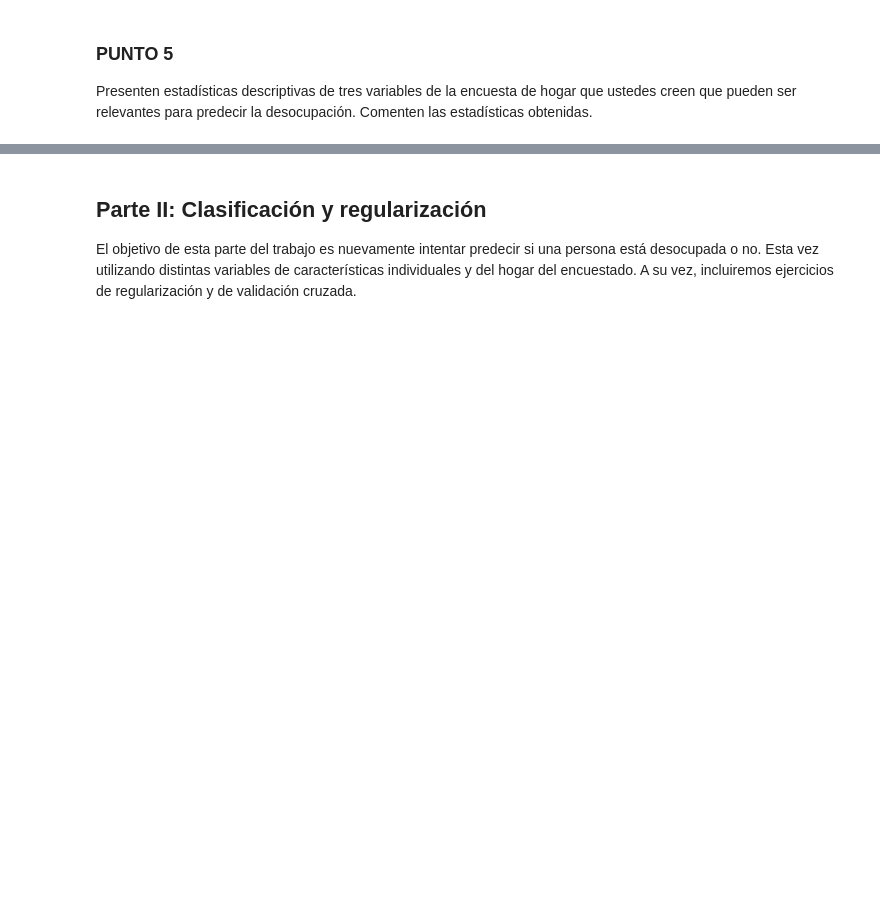
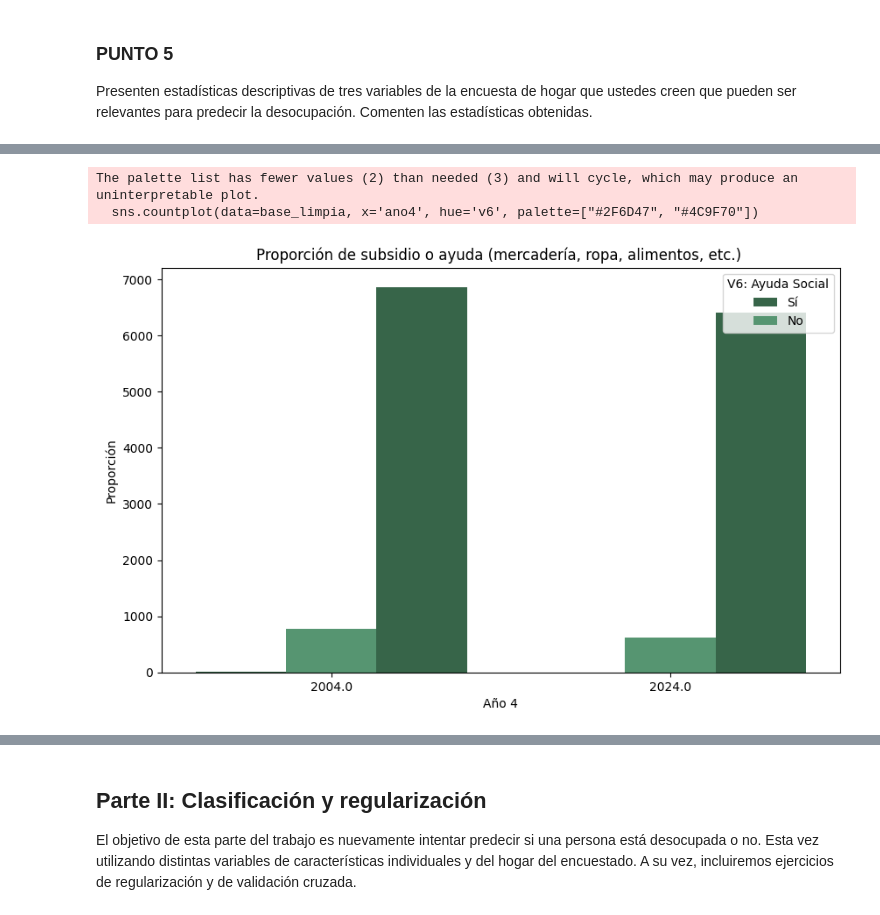
Before and after one commit to AngelaNavajas/CC408-T1-4, a Jupyter notebook: TP4/TP4.ipynb, the cells around one changed output, grey strips where cells are left out. Cells and saved outputs as stored; diff of their text form; code cells hidden in the pictures; blank space fills up the shorter version.

```diff
--- a/TP4/TP4.ipynb
+++ b/TP4/TP4.ipynb
@@ -508,5 +517,26 @@ Presenten estadísticas descriptivas de tres variables de la encuesta de hogar q
 # %%
 # V6 (si en los últimos 3 meses vivieron con mercaderia, ropa, alimentos del gobierno, iglesias, etc)
+# Reemplazar las etiquetas 'sí' y 'no' en la variable 'v6'
+base_limpia['v6'] = base_limpia['v6']
+
+# Crear el gráfico de barras con tonalidades de verde
+plt.figure(figsize=(10, 6))
+sns.countplot(data=base_limpia, x='ano4', hue='v6', palette=["#2F6D47", "#4C9F70"])
+
+
+
+# Etiquetas y título
+plt.title('Proporción de subsidio o ayuda (mercadería, ropa, alimentos, etc.) ')
+plt.xlabel('Año 4')
+plt.ylabel('Proporción')
+plt.legend(title='V6: Ayuda Social', loc='upper right', labels=['Sí', 'No'])
+
+# Mostrar el gráfico
+plt.show()
+# %% [output]
+The palette list has fewer values (2) than needed (3) and will cycle, which may produce an uninterpretable plot.
+  sns.countplot(data=base_limpia, x='ano4', hue='v6', palette=["#2F6D47", "#4C9F70"])
+[figure, added]
 # %%
 # V7 (si en los últimos 3 meses vivieron con mercaderia, ropa, alimentos de personas externas al hogar)
 # %%
```
Also changed, not shown: parts of 6 cells of this notebook.
